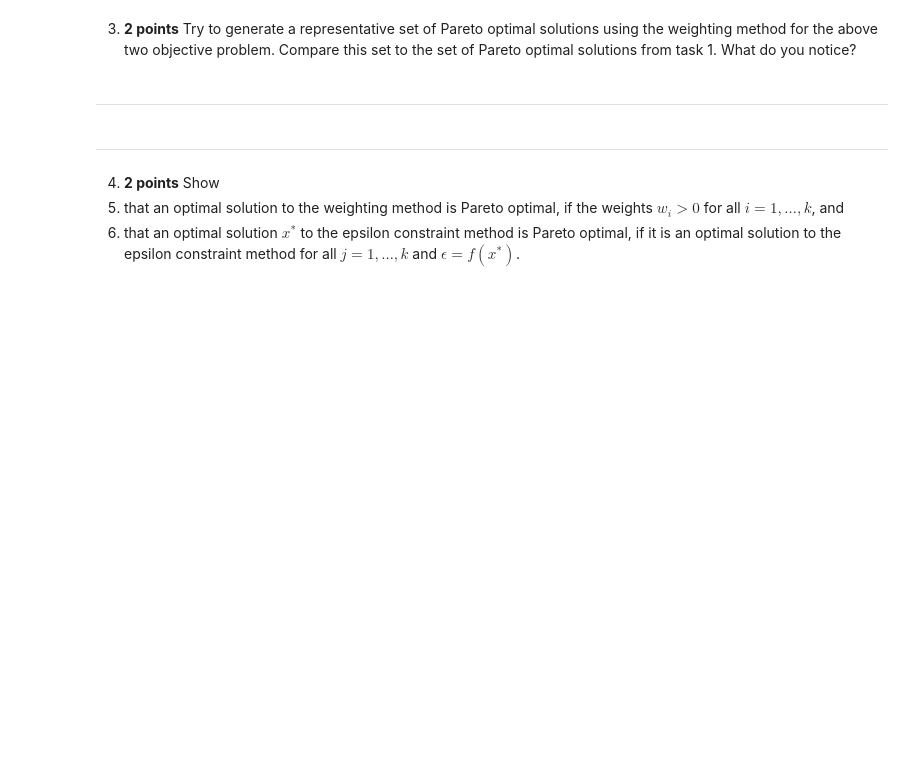
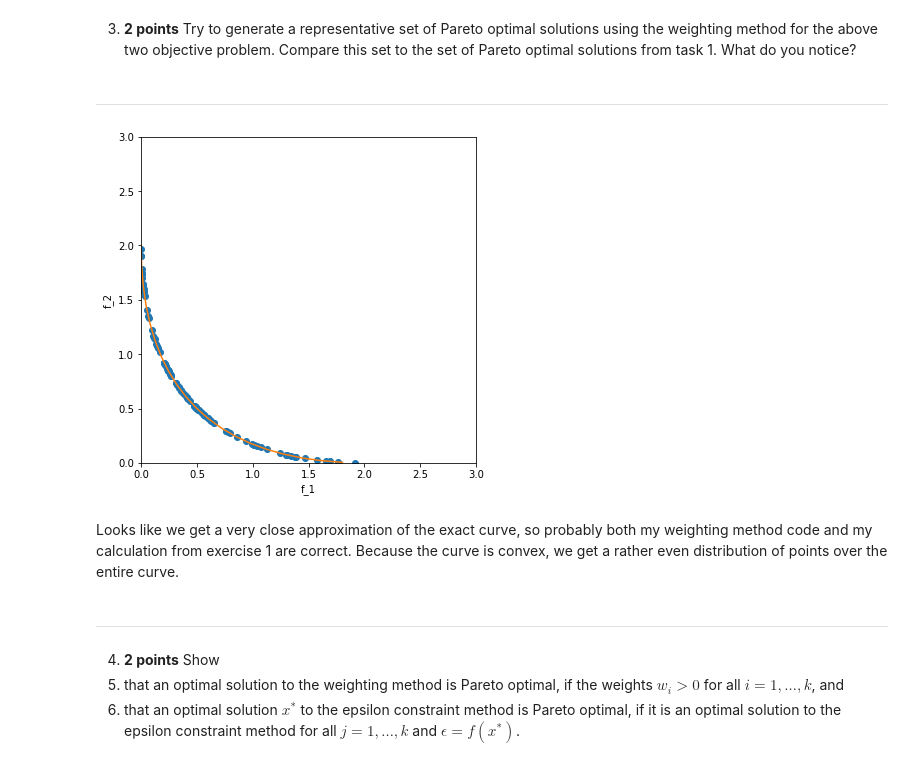
Before and after one commit to m0lentum/schoolwork, a Jupyter notebook: ties483/ex6.ipynb, the cells around one changed output. Drawn from its saved outputs; the diff is of its cells as text; code cells hidden in the pictures; blank space fills up the shorter version.

```diff
--- a/ties483/ex6.ipynb
+++ b/ties483/ex6.ipynb
@@ -56,6 +97,66 @@ $$
 3. **2 points** Try to generate a representative set of Pareto optimal solutions using the weighting method for the above two objective problem. Compare this set to the set of Pareto optimal solutions from task 1. What do you notice?
 # %% [markdown]
 ***
+# %%
+from scipy.optimize import minimize
+
+objectives = [
+    lambda x: (x[0] - 1)**2 + x[1]**2,
+    lambda x: x[0]**2 + (x[1] - 1)**2,
+]
+
+# calculating jacobians by hand because I don't have easy access to `ad`
+obj_jacobians = [
+    lambda x: np.array([2*x[0] - 2, 2*x[1]]),
+    lambda x: np.array([2*x[0], 2*x[1] - 2]),
+]
+
+def weighted_objective(weights, x):
+    return sum([w * obj(x) for (w, obj) in zip(weights, objectives)])
+
+def weighted_jacobian(weights, x):
+    return sum([w * jac(x) for (w, jac) in zip(weights, obj_jacobians)])
+
+def gen_points_weighted(count):
+    """Generate a set of Pareto optimal points
+    for the problem defined in exercise 1
+    using a random set of weights.
+    """
+    weights = np.random.random((count, 2))
+
+    def find_point(weight):
+        return minimize(
+            fun=lambda x: weighted_objective(weight, x),
+            x0=[1, 1],
+            jac=lambda x: weighted_jacobian(weight, x),
+            method='SLSQP',
+            bounds=((0, 2), (0, 2)),
+            options={"disp": False, "ftol": 1e-20, "maxiter": 1000},
+        ).x
+
+    return [find_point(w) for w in weights]
+
+# plot a set of points generated by the above
+
+plt.figure(figsize=[6, 6])
+plt.xlim([0, 3])
+plt.xlabel('f_1')
+plt.ylim([0, 3])
+plt.ylabel('f_2')
+
+points = gen_points_weighted(100)
+obj_values = [[obj(x) for x in points] for obj in objectives]
+plt.plot(obj_values[0], obj_values[1], 'o')
+
+# exact curve from exercise 1 for comparison
+t = np.arange(0, 1, 0.05)
+plt.plot(2*t**2, 2*t**2 - 4*t + 2)
+
+plt.show()
+# %% [output]
+[figure, added]
+# %% [markdown]
+Looks like we get a very close approximation of the exact curve, so probably both my weighting method code and my calculation from exercise 1 are correct. Because the curve is convex, we get a rather even distribution of points over the entire curve.
 # %% [markdown]
 ***
 # %% [markdown]
```
Also changed, not shown: parts of 10 cells of this notebook.
